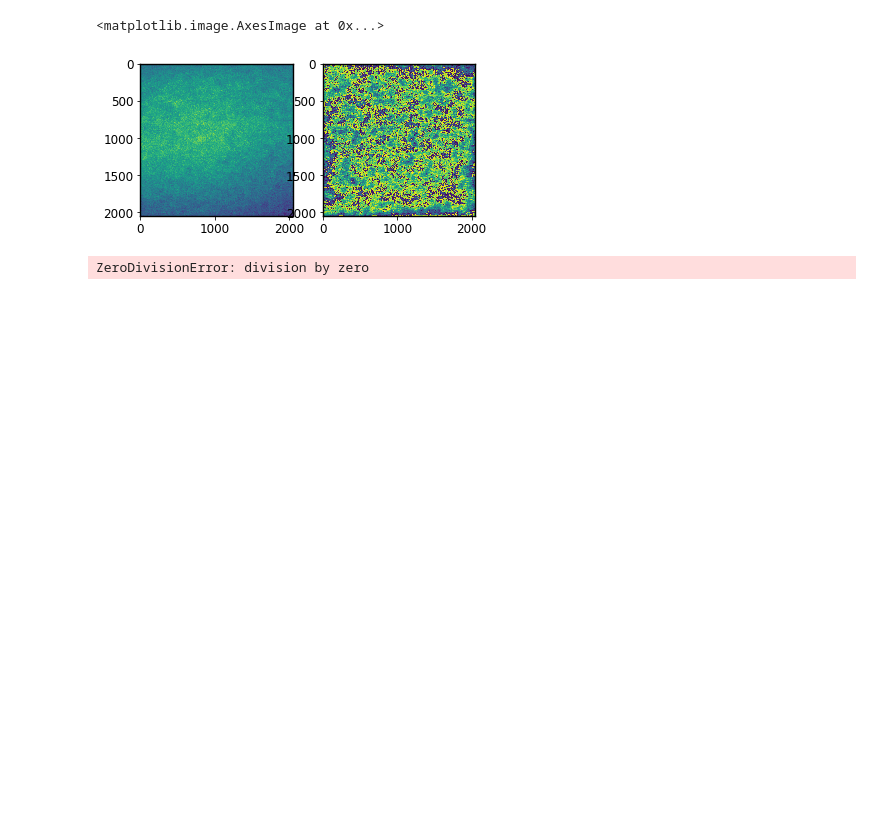
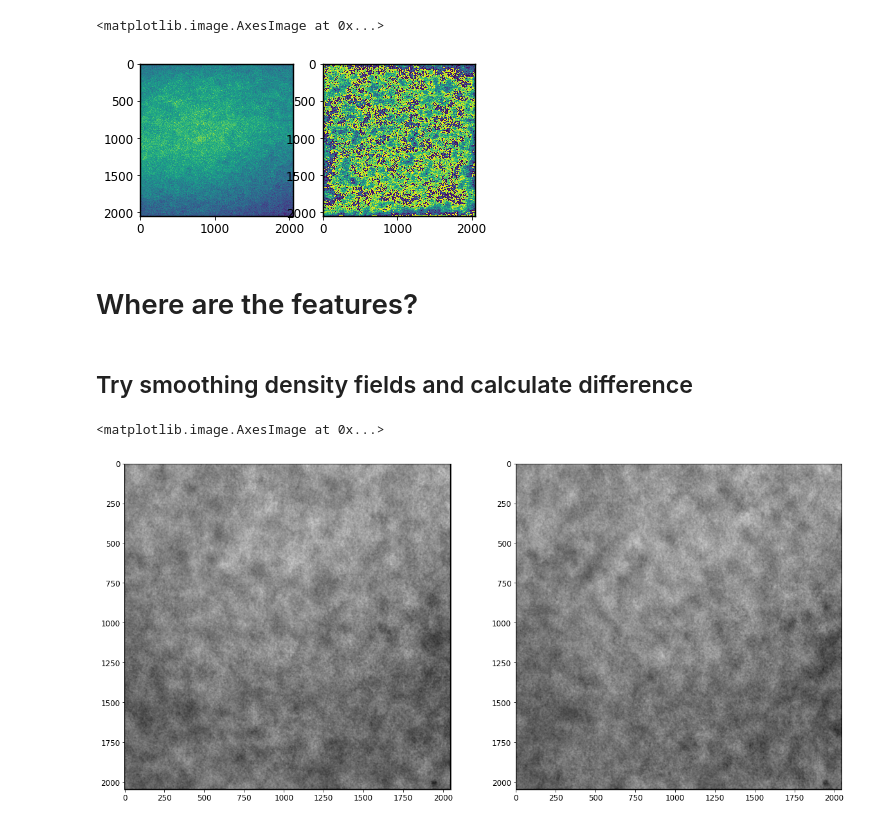
Before and after one commit to ZLoverty/Python, a Jupyter notebook: Correlation/src/fig-4_fields.ipynb, the cells around one changed output. Cells and saved outputs as stored; diff of their text form; code cells hidden in the pictures; blank space fills up the shorter version.

```diff
--- a/Correlation/src/fig-4_fields.ipynb
+++ b/Correlation/src/fig-4_fields.ipynb
@@ -110,7 +112,19 @@ ax[1].imshow(bp_mh)
 # %% [output]
 <matplotlib.image.AxesImage at 0x...>
 [figure]
-# %%
-np.log10(255/0)
-# %% [output]
-ZeroDivisionError: division by zero
+# %% [markdown]
+# Where are the features?
+# %% [markdown]
+## Try smoothing density fields and calculate difference
+# %%
+folder = r'E:\Google Drive\data_share\Dynamics_raw\80'
+I0 = io.imread(os.path.join(folder, '900.tif'))
+I1 = io.imread(os.path.join(folder, '920.tif'))
+sm0 = signal.convolve2d(I0, mil.matlab_style_gauss2D(shape=(51, 51), sigma=3), mode='same')
+sm1 = signal.convolve2d(I1, mil.matlab_style_gauss2D(shape=(51, 51), sigma=3), mode='same')
+fig, ax = plt.subplots(nrows=1, ncols=2, figsize=(20, 10))
+ax[0].imshow(sm0, vmin=149, vmax=172, cmap='gray')
+ax[1].imshow(sm1, vmin=149, vmax=172, cmap='gray')
+# %% [output]
+<matplotlib.image.AxesImage at 0x...>
+[figure, added]
```
Also changed, not shown: parts of 2 cells of this notebook.
